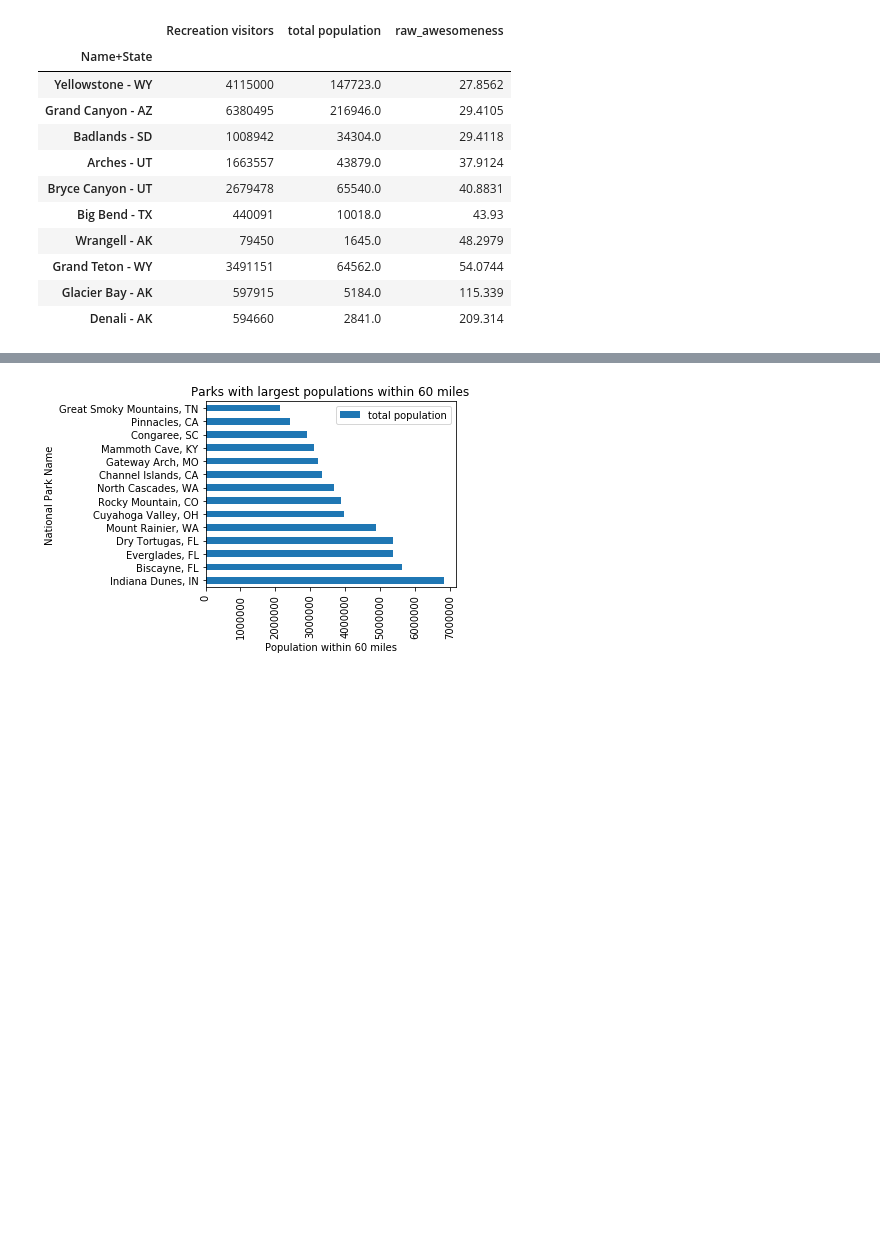
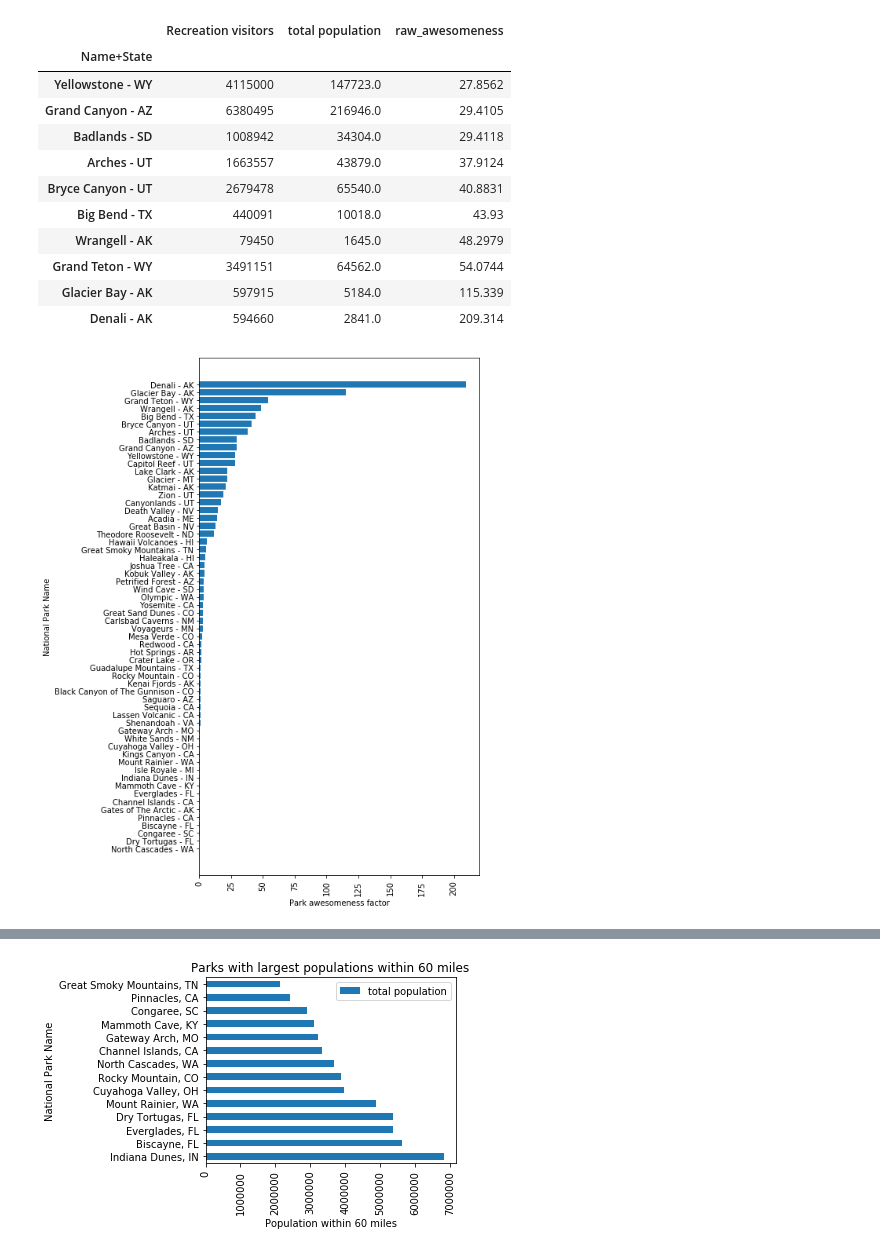
Before and after one commit to theaddies/bootcamp_project_1, a Jupyter notebook: NP_zip_code_radius.ipynb, the cells around one changed output, grey strips where cells are left out. Cells and saved outputs as stored; diff of their text form; code cells hidden in the pictures; blank space fills up the shorter version.

```diff
--- a/NP_zip_code_radius.ipynb
+++ b/NP_zip_code_radius.ipynb
@@ -426,6 +426,19 @@ park_raw_awesomeness_ranking_df_sort[50:60]
 | Grand Teton - WY | 3491151 | 64562.0 | 54.0744 |
 | Glacier Bay - AK | 597915 | 5184.0 | 115.339 |
 | Denali - AK | 594660 | 2841.0 | 209.314 |
+# %%
+fig1, ax1 = plt.subplots(figsize = (8,10))
+y = park_raw_awesomeness_ranking_df_sort['raw_awesomeness']
+x = park_raw_awesomeness_ranking_df_sort.index
+ax1.barh(x,y)
+#ax1.barh= park_raw_awesomeness_ranking_df_sort[45:60].plot( y = 'raw_awesomeness' , kind = 'barh', title = 'Parks with least population within 60 mile radius\nbut most visitors', fontsize = 10)
+plt.xticks(rotation = 90)
+ax1.set_xlabel('Park awesomeness factor')
+ax1.set_ylabel('National Park Name')
+plt.savefig('./data_summary/parks_awesomeness_rating_all.png', bbox_inches='tight')
+plt.tight_layout()
+# %% [output]
+[figure, added]
 # %%
 ax1 = park_raw_awesomeness_ranking_df_sort[45:60].plot( y = 'raw_awesomeness' , kind = 'barh', title = 'Parks with least population within 60 mile radius\nbut most visitors', fontsize = 10)
 plt.xticks(rotation = 90)
```
Also changed, not shown: parts of 1 cell of this notebook, 3 other files.
